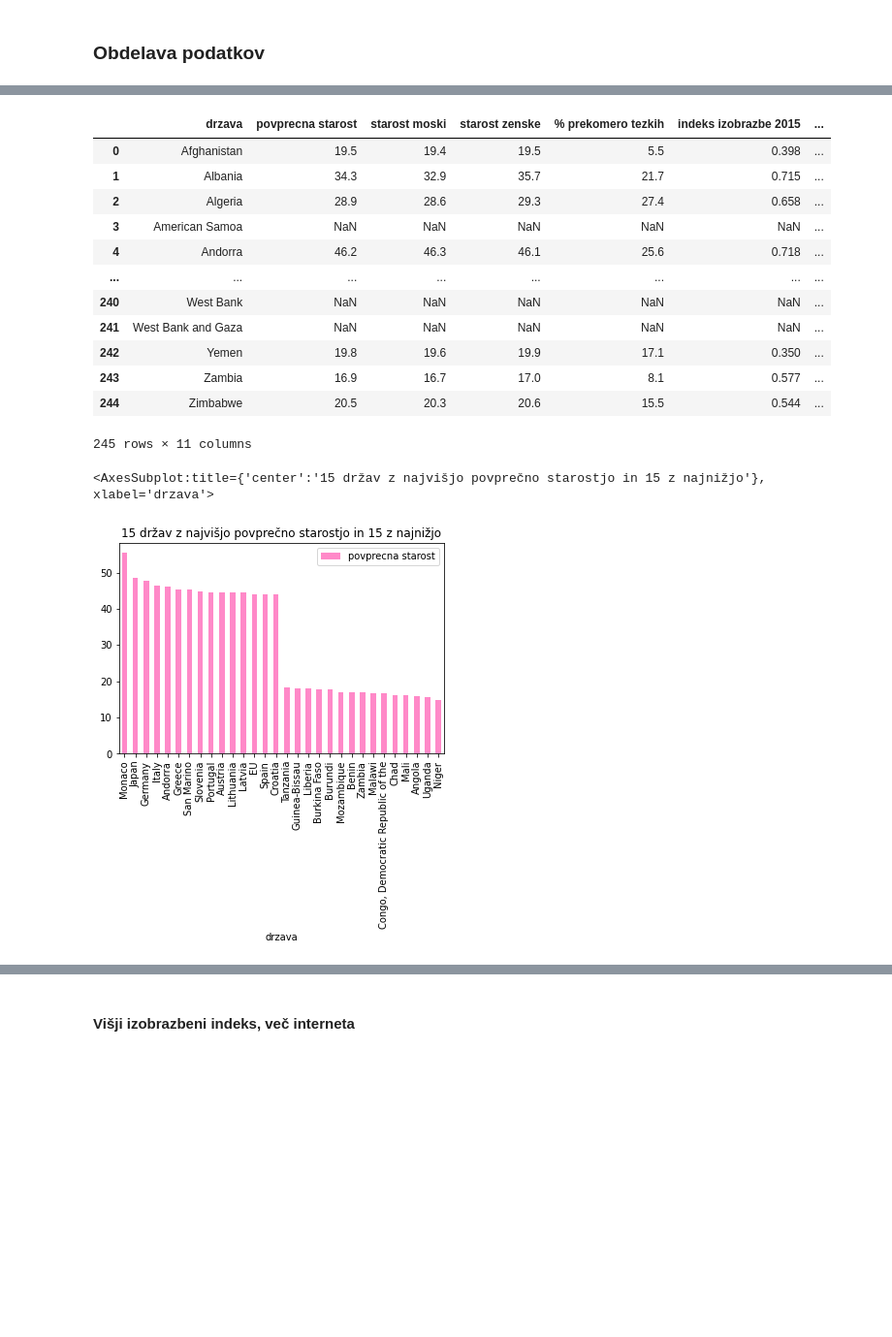
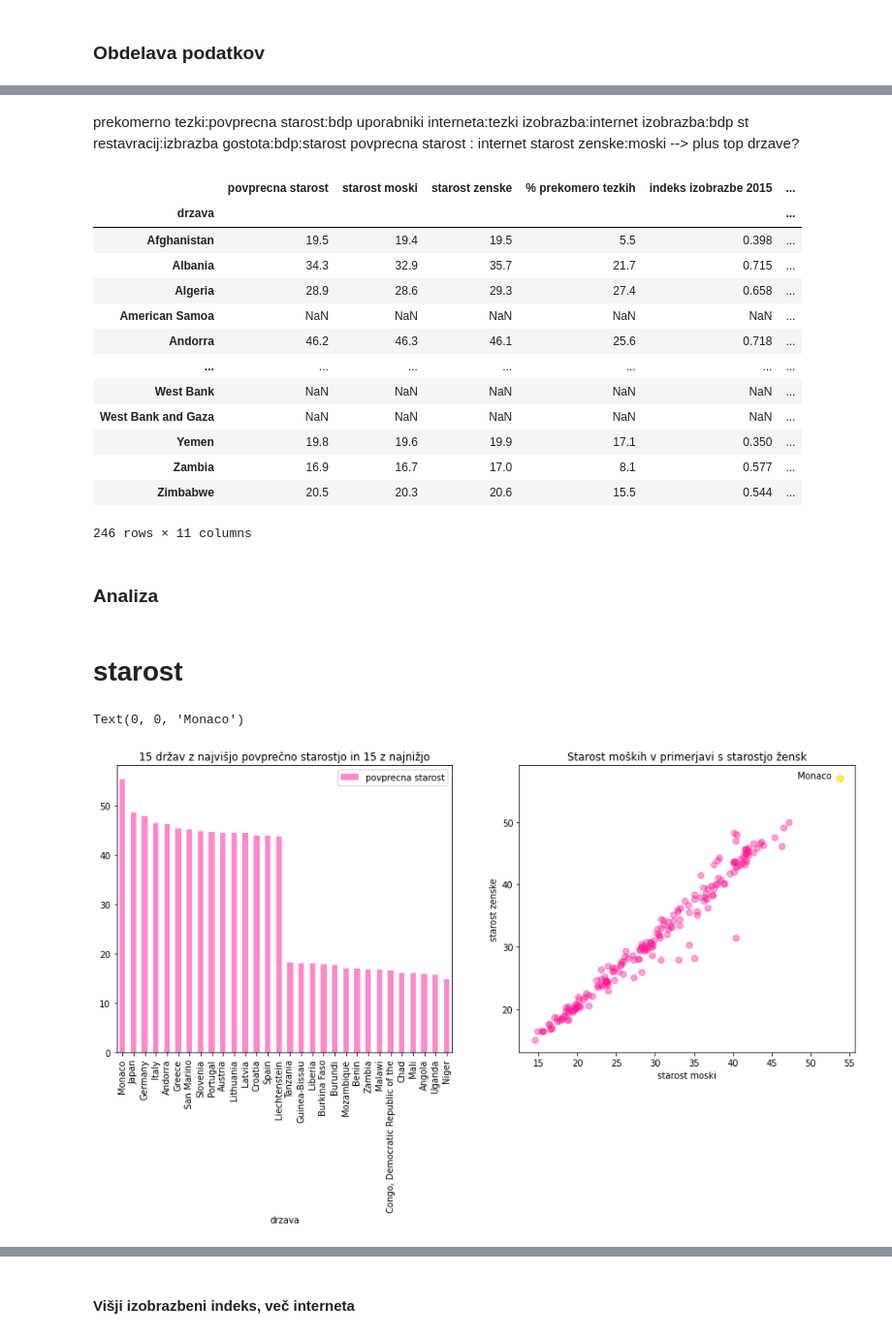
Before and after one commit to zalastopar/Analiza-nekaterih-lastnosti-drzav, a Jupyter notebook: pandas.ipynb, the cells around one changed output, grey strips where cells are left out. Shown: that part at 97% size. Drawn from its saved outputs; the diff is of its cells as text; code cells hidden in the pictures; blank space fills up the shorter version.

```diff
--- a/pandas.ipynb
+++ b/pandas.ipynb
@@ -16,6 +16,7 @@ import seaborn as sns
 # naložimo razpredelnico, s katero bomo delali
 pot_do_drzav = os.path.join("drzave.csv")
 drzave = pd.read_csv(pot_do_drzav)
+drzave = drzave.set_index('drzava')
 # %% [markdown]
 ### Obdelava podatkov
 # %% [markdown]
@@ -23,25 +24,49 @@ Tabeli dodamo stolpec 'gostota prebivalstva' in odstranimo stolpce, ki jih ne bo
+# %% [markdown]
+prekomerno tezki:povprecna starost:bdp
+uporabniki interneta:tezki
+izobrazba:internet
+izobrazba:bdp
+st restavracij:izbrazba
+gostota:bdp:starost
+povprecna starost : internet
+starost zenske:moski --> plus top drzave?
 # %%
-drzave['gostota prebivalstva'] = drzave['prebivalstvo']/drzave['povrsina [km^2]']
-drzave = drzave.iloc[:, [0, 3, 4, 5, 6, 7, 9, 10, 12, 13, 15]]
+drzave['gostota prebivalstva'] = round(drzave['prebivalstvo']/drzave['povrsina [km^2]'], 1)
+drzave['% uporabnikov interneta'] = round(drzave['st uporabnikov interneta']/drzave['prebivalstvo'], 3)*100
+drzave = drzave.iloc[:, [2, 3, 4, 5, 6, 8, 10, 11, 12, 13, 14]].drop(['EU'])
+
 drzave
 # %% [output]
-|  | drzava | povprecna starost | starost moski | starost zenske | % prekomero tezkih | indeks izobrazbe 2015 | ... |
-| 0 | Afghanistan | 19.5 | 19.4 | 19.5 | 5.5 | 0.398 | ... |
-| 1 | Albania | 34.3 | 32.9 | 35.7 | 21.7 | 0.715 | ... |
-| 2 | Algeria | 28.9 | 28.6 | 29.3 | 27.4 | 0.658 | ... |
-| 3 | American Samoa | NaN | NaN | NaN | NaN | NaN | ... |
-| 4 | Andorra | 46.2 | 46.3 | 46.1 | 25.6 | 0.718 | ... |
-| ... | ... | ... | ... | ... | ... | ... | ... |
-| 240 | West Bank | NaN | NaN | NaN | NaN | NaN | ... |
-| 241 | West Bank and Gaza | NaN | NaN | NaN | NaN | NaN | ... |
-| 242 | Yemen | 19.8 | 19.6 | 19.9 | 17.1 | 0.350 | ... |
-| 243 | Zambia | 16.9 | 16.7 | 17.0 | 8.1 | 0.577 | ... |
-| 244 | Zimbabwe | 20.5 | 20.3 | 20.6 | 15.5 | 0.544 | ... |
+|  | povprecna starost | starost moski | starost zenske | % prekomero tezkih | indeks izobrazbe 2015 | ... |
+| drzava |  |  |  |  |  | ... |
+| Afghanistan | 19.5 | 19.4 | 19.5 | 5.5 | 0.398 | ... |
+| Albania | 34.3 | 32.9 | 35.7 | 21.7 | 0.715 | ... |
+| Algeria | 28.9 | 28.6 | 29.3 | 27.4 | 0.658 | ... |
+| American Samoa | NaN | NaN | NaN | NaN | NaN | ... |
+| Andorra | 46.2 | 46.3 | 46.1 | 25.6 | 0.718 | ... |
+| ... | ... | ... | ... | ... | ... | ... |
+| West Bank | NaN | NaN | NaN | NaN | NaN | ... |
+| West Bank and Gaza | NaN | NaN | NaN | NaN | NaN | ... |
+| Yemen | 19.8 | 19.6 | 19.9 | 17.1 | 0.350 | ... |
+| Zambia | 16.9 | 16.7 | 17.0 | 8.1 | 0.577 | ... |
+| Zimbabwe | 20.5 | 20.3 | 20.6 | 15.5 | 0.544 | ... |
-245 rows × 11 columns
+246 rows × 11 columns
+# %% [markdown]
+### Analiza
+# %% [markdown]
+# starost
 # %%
 d_top = drzave.sort_values('povprecna starost', ascending=False).head(15)
 d_bot = drzave.sort_values('povprecna starost', ascending=True).head(15).sort_values(by = 'povprecna starost', ascending=False)
-pd.concat([d_top, d_bot]).plot.bar(x='drzava', y='povprecna starost', color = 'deeppink', alpha = 0.5, title = '15 držav z najvišjo povprečno starostjo in 15 z najnižjo')
+izbrane = pd.concat([d_top, d_bot])
+maksi = drzave.loc[drzave['starost moski'] == max(drzave['starost moski'])]
+
+fig, (ax1,ax2) = plt.subplots(1,2, figsize=(15,6))
+
+izbrane.plot.bar(y='povprecna starost', color = 'deeppink', alpha = 0.5, ax = ax1, title = '15 držav z najvišjo povprečno starostjo in 15 z najnižjo')
+drzave.plot.scatter('starost moski', 'starost zenske', c = 'deeppink', alpha = 0.4, s= 50, ax = ax2, title = 'Starost moških v primerjavi s starostjo žensk')
+plt.scatter(maksi['starost moski'], maksi['starost zenske'], c = 'yellow')
+ax2.annotate(maksi.index.tolist()[0], (maksi['starost moski']-1, maksi['starost zenske']), size=10, xytext=(0,0), ha='right', textcoords='offset points')
 # %% [output]
-<AxesSubplot:title={'center':'15 držav z najvišjo povprečno starostjo in 15 z najnižjo'}, xlabel='drzava'>
+Text(0, 0, 'Monaco')
-[figure, old version]
+[figure, new version]
```
Also changed, not shown: parts of 14 cells of this notebook, 8 other files.
